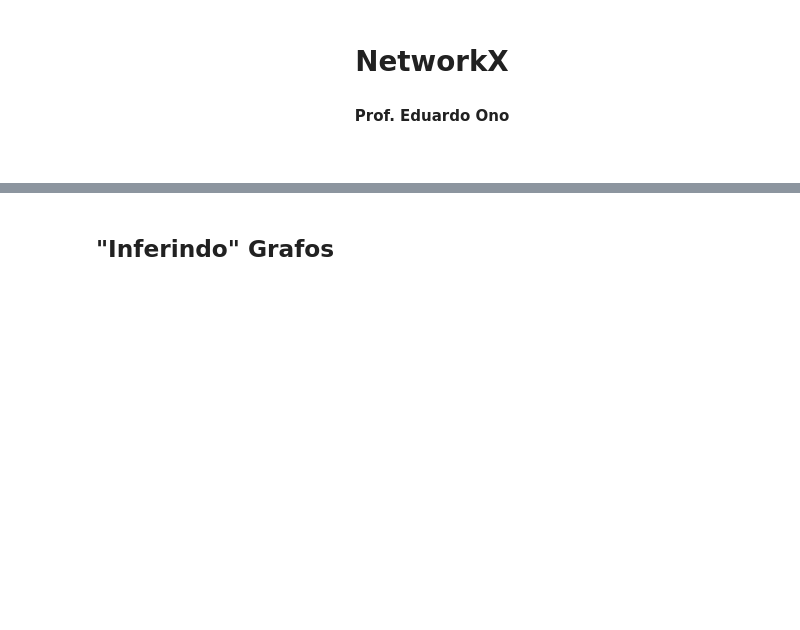
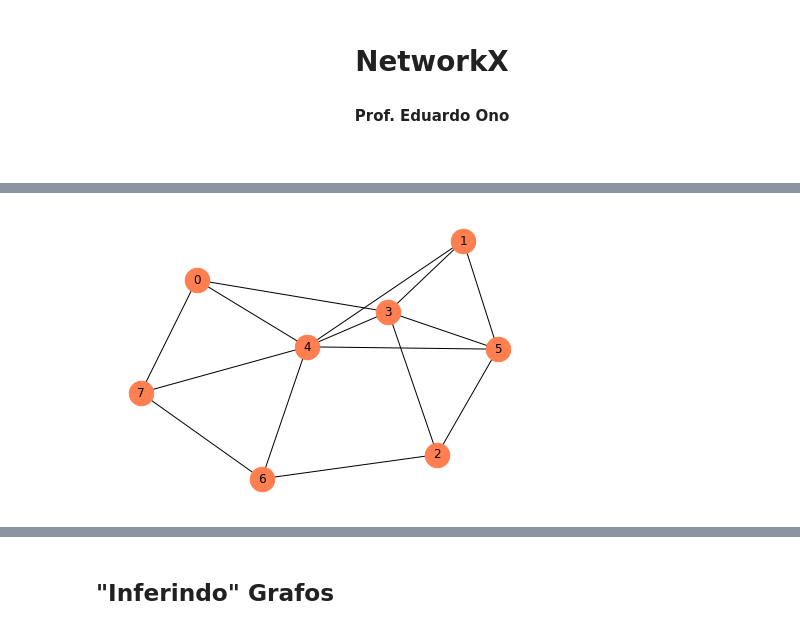
Before and after one commit to eduardo-ono/Teoria-dos-Grafos-e-Aplicacoes, a Jupyter notebook: conteudo-aplicado/02-fundamentos/networkx/networkx.ipynb, the cells around one changed output, grey strips where cells are left out. Saved outputs shown, nothing was run; the diff lists cells and outputs as text; code cells hidden in the pictures; blank space fills up the shorter version.

```diff
--- a/conteudo-aplicado/02-fundamentos/networkx/networkx.ipynb
+++ b/conteudo-aplicado/02-fundamentos/networkx/networkx.ipynb
@@ -10,0 +23,11 @@
+# %%
+options = {
+        'node_size': 600,
+        'node_color': 'coral',
+        'with_labels': True
+    }
+
+G = nx.gnm_random_graph(8, 15)
+nx.draw(G, **options)
+# %% [output]
+[figure, added]
```
Also changed, not shown: parts of 10 cells of this notebook, 6 other files.
